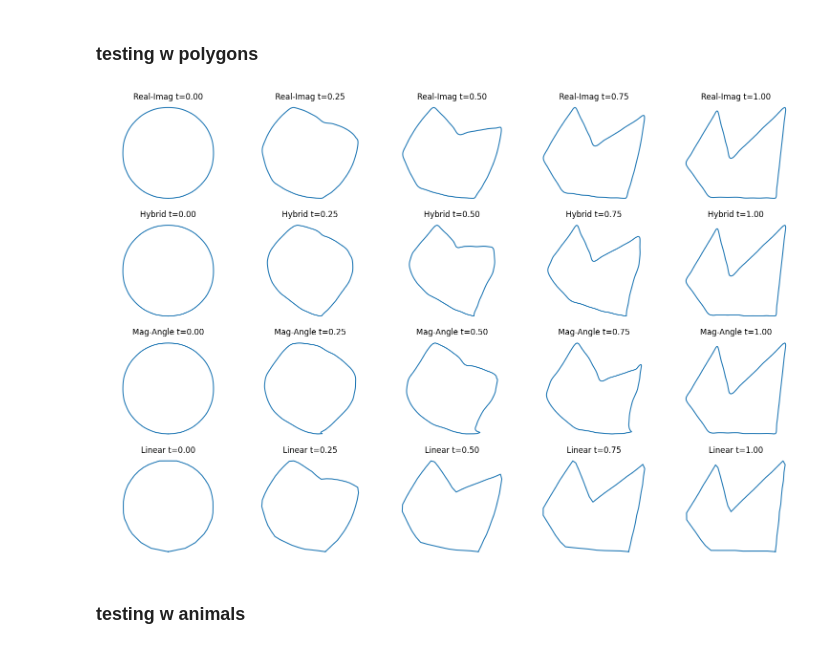
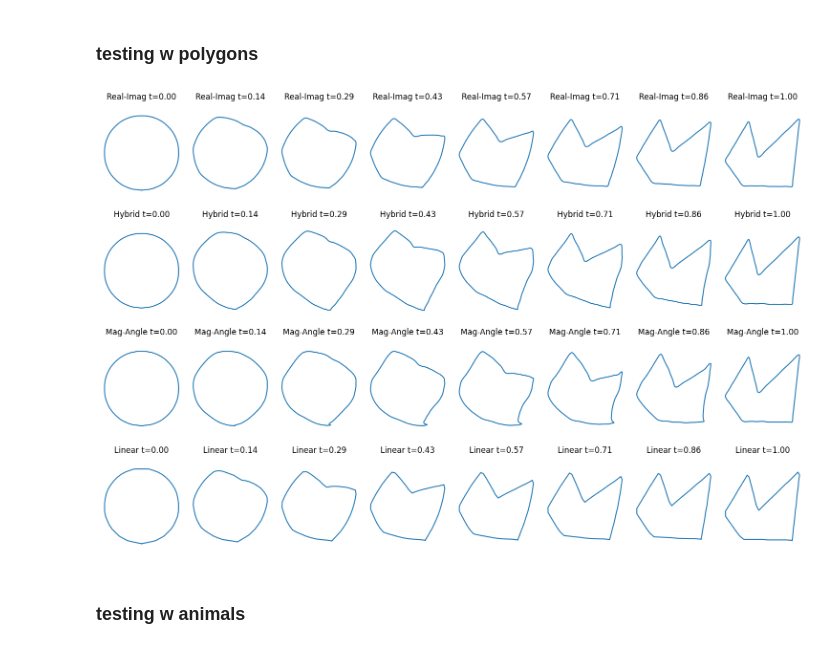
Before and after one commit to aprinawang/fourier-morph, a Jupyter notebook: morph_clean.ipynb, the cells around one changed output. Cells and saved outputs as stored; diff of their text form; code cells hidden in the pictures.

```diff
--- a/morph_clean.ipynb
+++ b/morph_clean.ipynb
@@ -60,12 +60,28 @@ def enforce_counter_clockwise(x, y):
     return x, y
 
 def resample_contour(x, y, num_points=256):
-    tck, u = splprep([x, y], s=0, per=True)
-    u_new = np.linspace(0, 1, num_points)
-    x_new, y_new = splev(u_new, tck)
-    # x_new, y_new = roll_contour_to_start_near(x_new, y_new, ref_point=(0, 0))
-    x_new, y_new = enforce_counter_clockwise(x_new, y_new)
-    return np.array(x_new), np.array(y_new)
+    """Resample a contour to a fixed number of evenly spaced points."""
+
+    # Compute cumulative arc length
+    dx = np.diff(x)
+    dy = np.diff(y)
+    distances = np.sqrt(dx**2 + dy**2)
+    cumulative = np.concatenate(([0], np.cumsum(distances)))
+    total_length = cumulative[-1]
+
+    # Create interpolation functions
+    fx = interp1d(cumulative, x)
+    fy = interp1d(cumulative, y)
+
+    # Resample at evenly spaced distances
+    new_distances = np.linspace(0, total_length, num_points)
+    x_resampled = fx(new_distances)
+    y_resampled = fy(new_distances)
+
+    # Ensure the contour is counter-clockwise
+    x_resampled, y_resampled = enforce_counter_clockwise(x_resampled, y_resampled)
+
+    return x_resampled, y_resampled
 
 def extract_contour(binary_mask, num_points=256):
     contours = measure.find_contours(binary_mask, 0.5)
@@ -215,13 +231,12 @@ def visualize_methods(shape1, shape2, num_params=256, num_steps=10):
   plt.tight_layout()
   plt.show()
 # %%
-polygon1 = create_circle() #create_polygon(((87, 120), (155, 53), (140, 5), (26, 19)), img_size=(200, 200))
-# polygon1 = create_polygon([(50, 50), (150, 50), (100, 150)], img_size=(200, 200))
+polygon1 = create_circle()
 polygon2 = create_polygon(((75, 102), (55, 24), (5, 108), (42, 160), (146, 162), (162, 18)), img_size=(200, 200))
 
-visualize_methods(polygon1, polygon2, num_params=50, num_steps=5)
+visualize_methods(polygon1, polygon2, num_params=50, num_steps=8)
 # %% [output]
-[figure, old version]
+[figure, new version]
 # %% [markdown]
 ### testing w animals
 # %%
```
Also changed, not shown: parts of 4 cells of this notebook.
